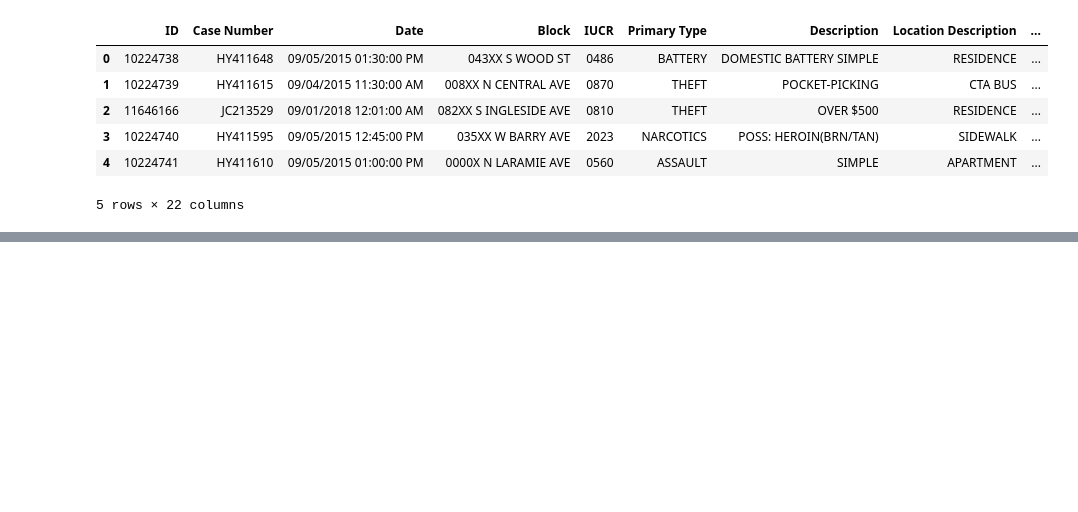
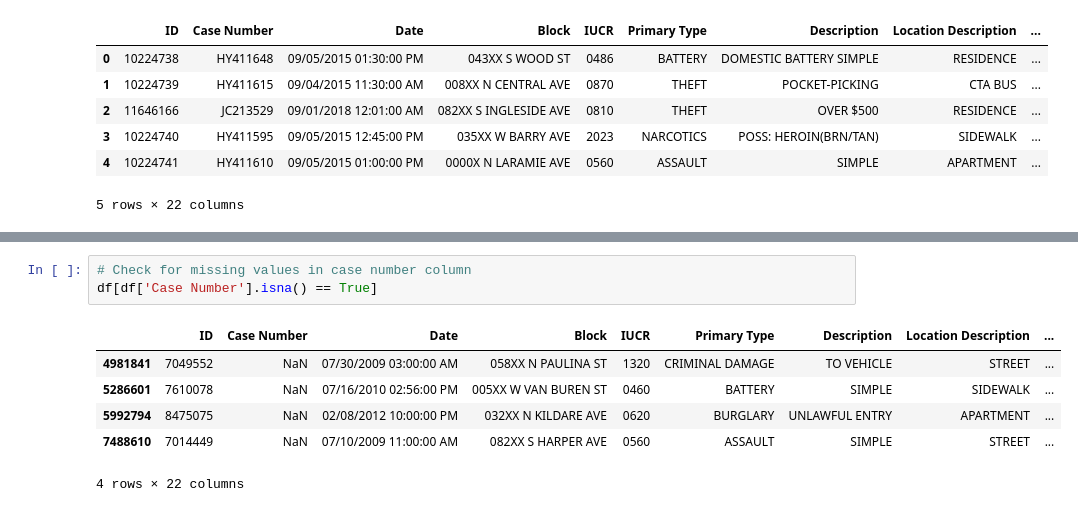
Before and after one commit to OpeyemiOdejimi/Publica_Tasks, a Jupyter notebook: week8/crime_dataset.ipynb, the cells around one changed output, grey strips where cells are left out. Drawn from its saved outputs; the diff is of its cells as text; blank space fills up the shorter version.

```diff
--- a/week8/crime_dataset.ipynb
+++ b/week8/crime_dataset.ipynb
@@ -58,0 +85,10 @@ dtype: int64
+# %%
+# Check for missing values in case number column
+df[df['Case Number'].isna() == True]
+# %% [output]
+|  | ID | Case Number | Date | Block | IUCR | Primary Type | Description | Location Description | ... |
+| 4981841 | 7049552 | NaN | 07/30/2009 03:00:00 AM | 058XX N PAULINA ST | 1320 | CRIMINAL DAMAGE | TO VEHICLE | STREET | ... |
+| 5286601 | 7610078 | NaN | 07/16/2010 02:56:00 PM | 005XX W VAN BUREN ST | 0460 | BATTERY | SIMPLE | SIDEWALK | ... |
+| 5992794 | 8475075 | NaN | 02/08/2012 10:00:00 PM | 032XX N KILDARE AVE | 0620 | BURGLARY | UNLAWFUL ENTRY | APARTMENT | ... |
+| 7488610 | 7014449 | NaN | 07/10/2009 11:00:00 AM | 082XX S HARPER AVE | 0560 | ASSAULT | SIMPLE | STREET | ... |
+4 rows × 22 columns
```
Also changed, not shown: parts of 18 cells of this notebook.
